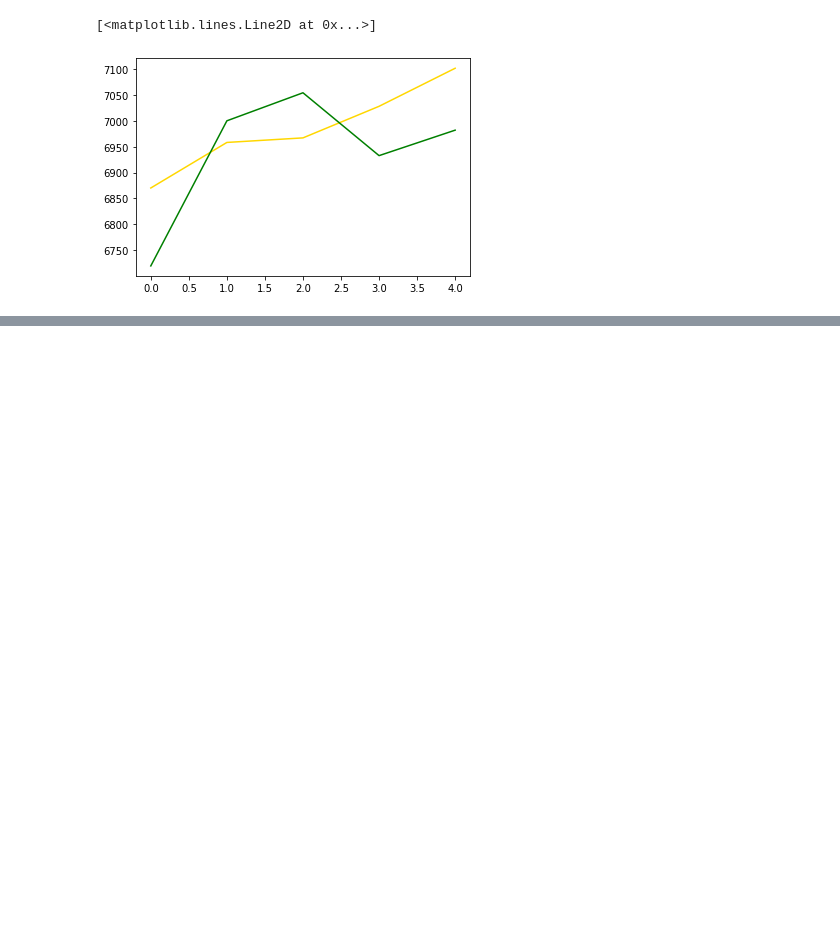
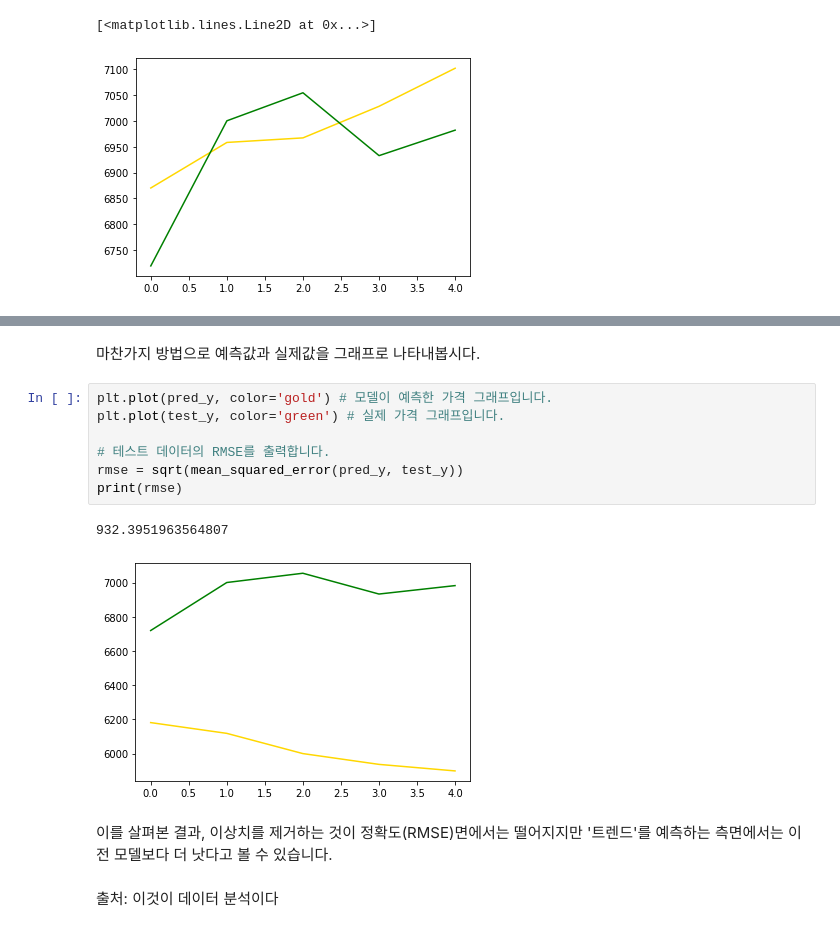
Before and after one commit to wntkdl94/python_data_analysis_study, a Jupyter notebook: bitcoin.ipynb, the cells around one changed output, grey strips where cells are left out. Drawn from its saved outputs; the diff is of its cells as text; blank space fills up the shorter version.

```diff
--- a/bitcoin.ipynb
+++ b/bitcoin.ipynb
@@ -353,0 +446,16 @@ NameError: name 'sqrt' is not defined
+# %% [markdown]
+마찬가지 방법으로 예측값과 실제값을 그래프로 나타내봅시다.
+# %%
+plt.plot(pred_y, color='gold') # 모델이 예측한 가격 그래프입니다.
+plt.plot(test_y, color='green') # 실제 가격 그래프입니다.
+
+# 테스트 데이터의 RMSE를 출력합니다.
+rmse = sqrt(mean_squared_error(pred_y, test_y))
+print(rmse)
+# %% [output]
+932.3951963564807
+[figure, added]
+# %% [markdown]
+이를 살펴본 결과, 이상치를 제거하는 것이 정확도(RMSE)면에서는 떨어지지만 '트렌드'를 예측하는 측면에서는 이전 모델보다 더 낫다고 볼 수 있습니다.
+# %% [markdown]
+출처: 이것이 데이터 분석이다
```
Also changed, not shown: parts of 17 cells of this notebook.
